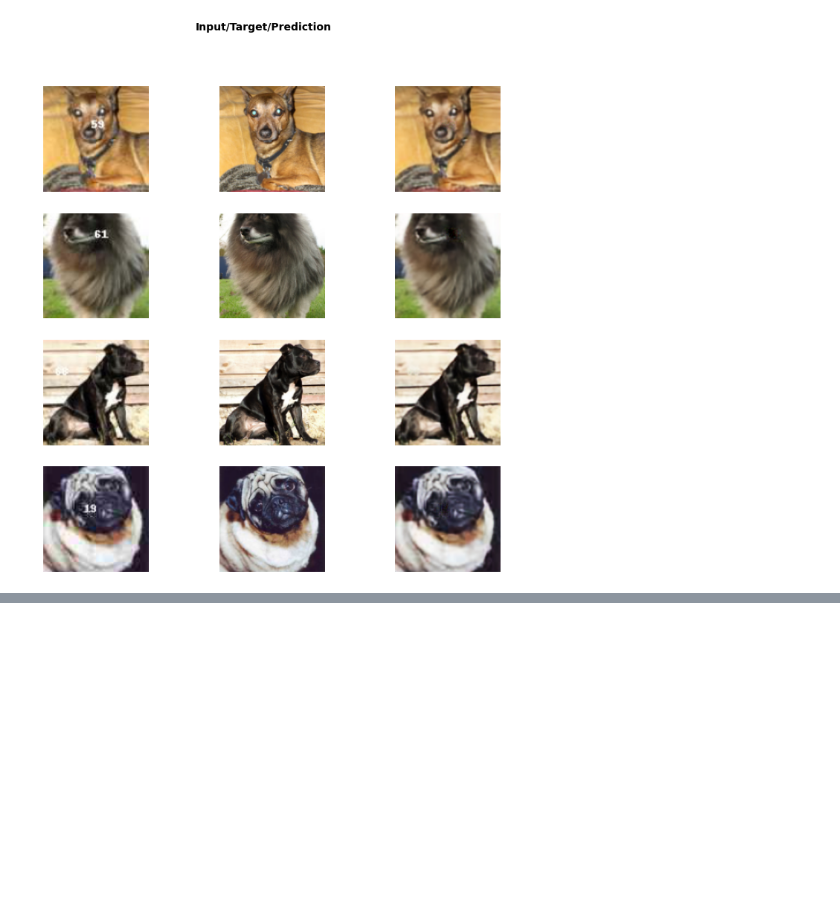
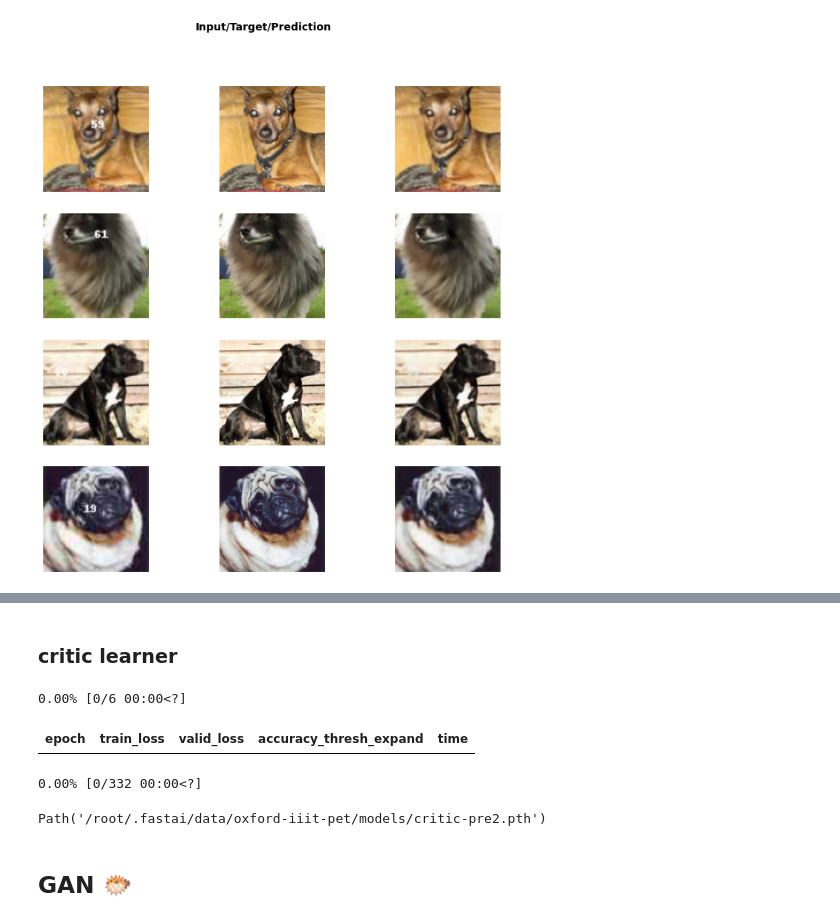
Before and after one commit to wegatron/fast-ai-course-note, a Jupyter notebook: superres-gan.ipynb, the cells around one changed output, grey strips where cells are left out. Drawn from its saved outputs; the diff is of its cells as text; code cells hidden in the pictures; blank space fills up the shorter version.

```diff
--- a/superres-gan.ipynb
+++ b/superres-gan.ipynb
@@ -248,8 +206,0 @@ path_g, path_i
-# %%
-def get_crit_dls(bs:int, size:int):
-  dblock = DataBlock(blocks=(ImageBlock, CategoryBlock),
-                     get_items = get_image_files,
-                     splitter=RandomSplitter(),
-                     item_tfms=Resize(size),
-                     get_y = parent_label)
-  return dblock.dataloaders(path, bs=bs, path=path)
@@ -268,0 +218,4 @@ dls_crit.show_batch(max_n=4, figsize=(12,12))
+# %%
+image_list = get_image_files(path_gen) + get_image_files(path_hr)
+# %%
+dls_crit = get_crit_dls(image_list, 32, 128)
@@ -268,0 +226,4 @@ dls_crit.show_batch(max_n=4, figsize=(12,12))
+# %% [markdown]
+### critic learner
+# %%
+learn_crit = create_crit_learner(dls_crit, accuracy_thresh_expand)
@@ -268,0 +235,12 @@ dls_crit.show_batch(max_n=4, figsize=(12,12))
+# %%
+learn_crit.fit_one_cycle(6, 1e-3, wd=1e-3)
+# %% [output]
+0.00% [0/6 00:00<?]
+| epoch | train_loss | valid_loss | accuracy_thresh_expand | time |
+0.00% [0/332 00:00<?]
+# %%
+save_learner(learn_crit, 'crit-pre2')
+# %% [output]
+Path('/root/.fastai/data/oxford-iiit-pet/models/critic-pre2.pth')
+# %% [markdown]
+## GAN 🐡
```
Also changed, not shown: parts of 69 cells of this notebook.
